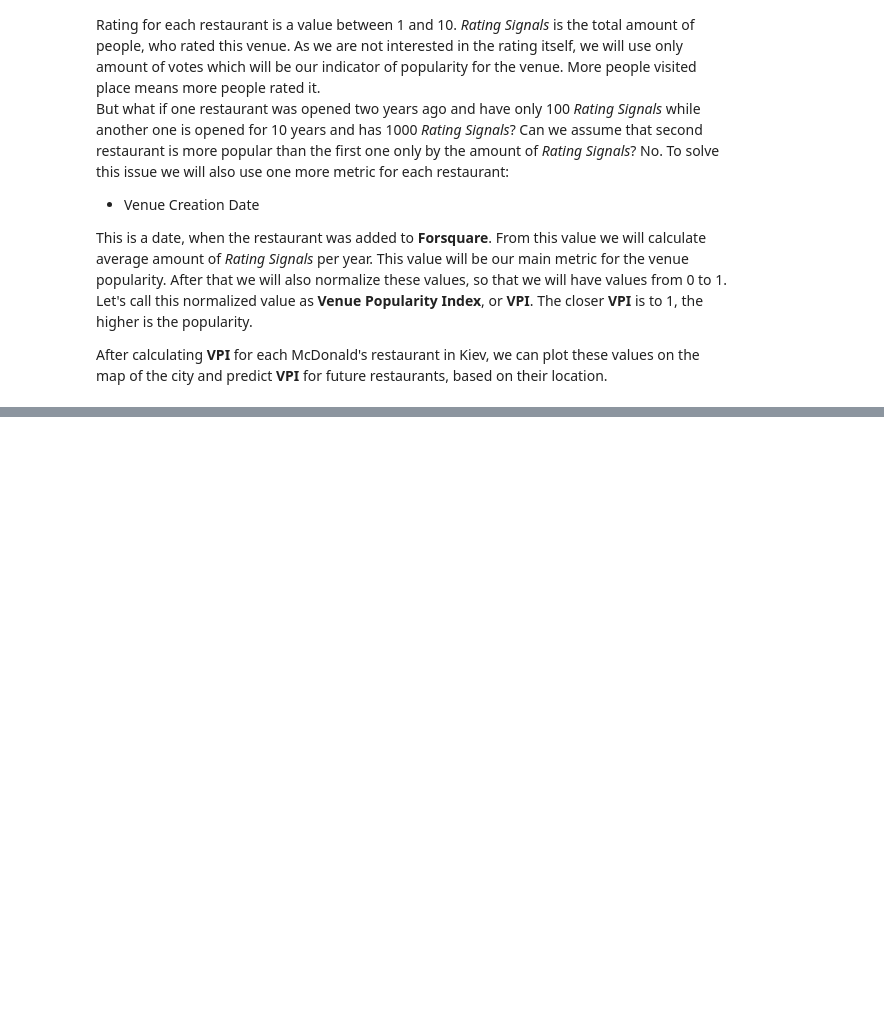
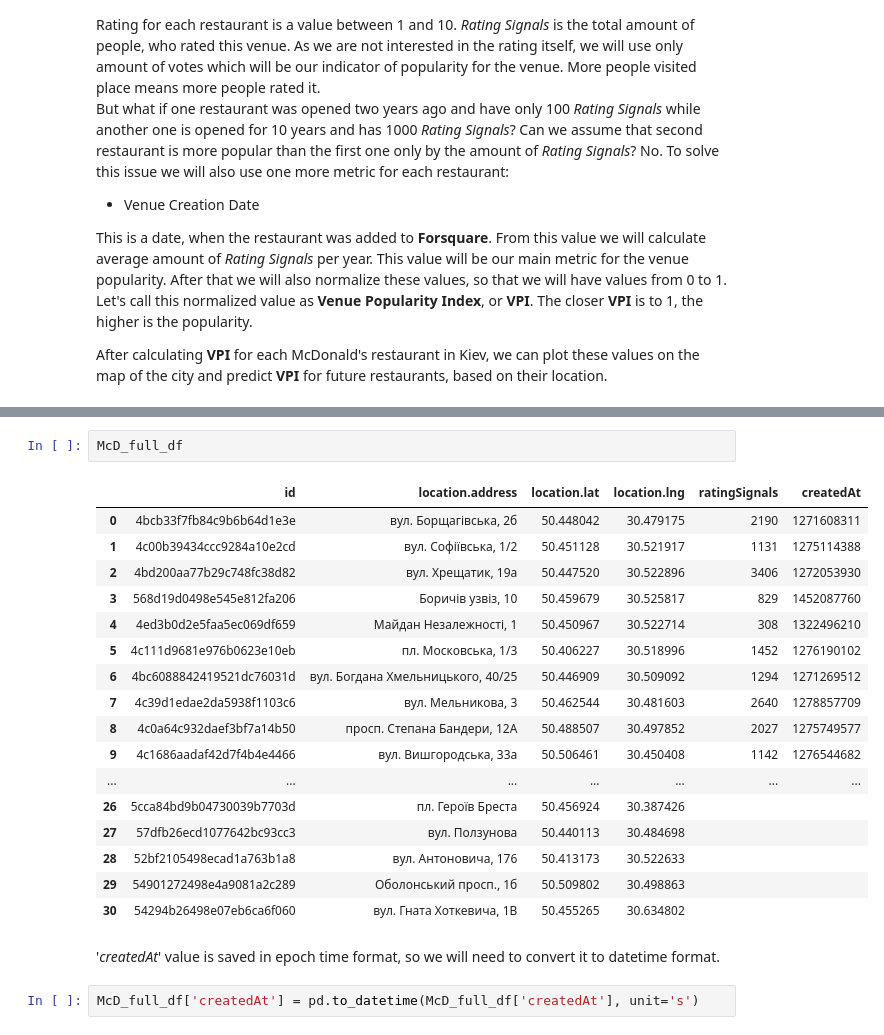
Before and after one commit to kospek/Coursera_Capstone, a Jupyter notebook: Capstone_Notebook.ipynb, the cells around one changed output, grey strips where cells are left out. Saved outputs shown, nothing was run; the diff lists cells and outputs as text; blank space fills up the shorter version.

```diff
--- a/Capstone_Notebook.ipynb
+++ b/Capstone_Notebook.ipynb
@@ -37,0 +202,24 @@ After calculating **VPI** for each McDonald's restaurant in Kiev, we can plot th
+# %%
+McD_full_df
+# %% [output]
+|  | id | location.address | location.lat | location.lng | ratingSignals | createdAt |
+| 0 | 4bcb33f7fb84c9b6b64d1e3e | вул. Борщагівська, 2б | 50.448042 | 30.479175 | 2190 | 1271608311 |
+| 1 | 4c00b39434ccc9284a10e2cd | вул. Софіївська, 1/2 | 50.451128 | 30.521917 | 1131 | 1275114388 |
+| 2 | 4bd200aa77b29c748fc38d82 | вул. Хрещатик, 19а | 50.447520 | 30.522896 | 3406 | 1272053930 |
+| 3 | 568d19d0498e545e812fa206 | Боричів узвіз, 10 | 50.459679 | 30.525817 | 829 | 1452087760 |
+| 4 | 4ed3b0d2e5faa5ec069df659 | Майдан Незалежності, 1 | 50.450967 | 30.522714 | 308 | 1322496210 |
+| 5 | 4c111d9681e976b0623e10eb | пл. Московська, 1/3 | 50.406227 | 30.518996 | 1452 | 1276190102 |
+| 6 | 4bc6088842419521dc76031d | вул. Богдана Хмельницького, 40/25 | 50.446909 | 30.509092 | 1294 | 1271269512 |
+| 7 | 4c39d1edae2da5938f1103c6 | вул. Мельникова, 3 | 50.462544 | 30.481603 | 2640 | 1278857709 |
+| 8 | 4c0a64c932daef3bf7a14b50 | просп. Степана Бандери, 12А | 50.488507 | 30.497852 | 2027 | 1275749577 |
+| 9 | 4c1686aadaf42d7f4b4e4466 | вул. Вишгородська, 33а | 50.506461 | 30.450408 | 1142 | 1276544682 |
+| ... | ... | ... | ... | ... | ... | ... |
+| 26 | 5cca84bd9b04730039b7703d | пл. Героїв Бреста | 50.456924 | 30.387426 |  |  |
+| 27 | 57dfb26ecd1077642bc93cc3 | вул. Ползунова | 50.440113 | 30.484698 |  |  |
+| 28 | 52bf2105498ecad1a763b1a8 | вул. Антоновича, 176 | 50.413173 | 30.522633 |  |  |
+| 29 | 54901272498e4a9081a2c289 | Оболонський просп., 1б | 50.509802 | 30.498863 |  |  |
+| 30 | 54294b26498e07eb6ca6f060 | вул. Гната Хоткевича, 1В | 50.455265 | 30.634802 |  |  |
+# %% [markdown]
+'*createdAt*' value is saved in epoch time format, so we will need to convert it to datetime format.
+# %%
+McD_full_df['createdAt'] = pd.to_datetime(McD_full_df['createdAt'], unit='s')
```
Also changed, not shown: parts of 24 cells of this notebook.
